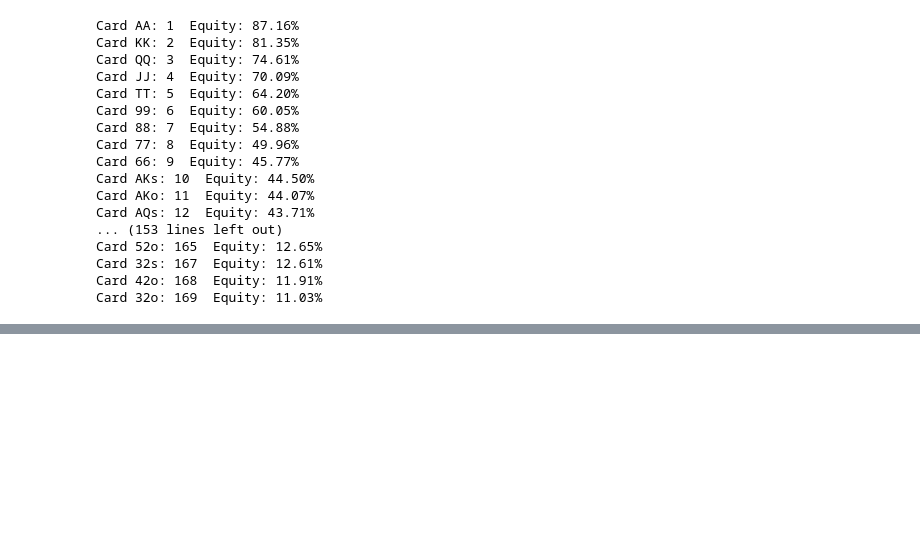
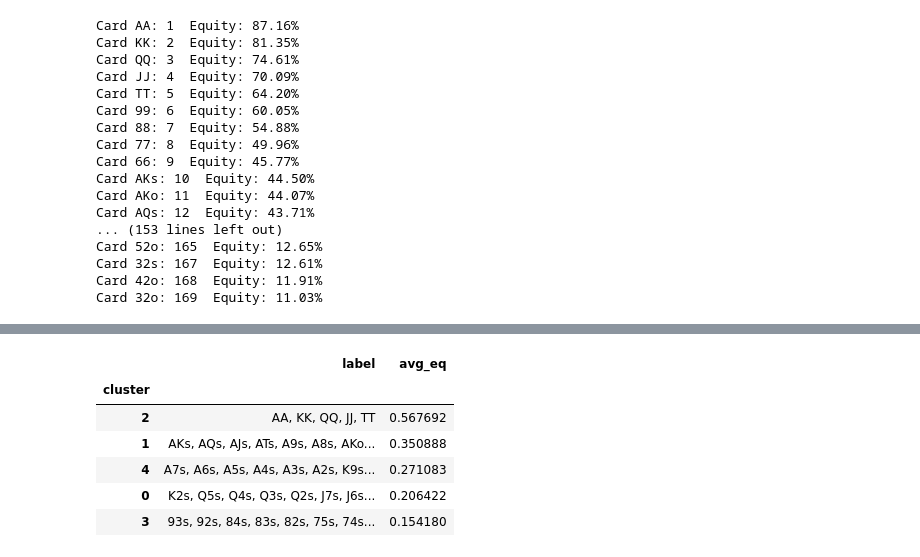
Before and after one commit to eric7237cire/poker_eval, a Jupyter notebook: python/HoleCards.ipynb, the cells around one changed output, grey strips where cells are left out. Cells and saved outputs as stored; diff of their text form; code cells hidden in the pictures; blank space fills up the shorter version.

```diff
--- a/python/HoleCards.ipynb
+++ b/python/HoleCards.ipynb
@@ -27,8 +27,7 @@ labels = []
 for round_index, round in enumerate(["Flop", "Turn", "River"]):
     round_ranks = [[] for _ in range(0, 169)]
     for num_players in range(2, 10):
-        csv_path = Path(f'./from_rust/hole_card_data_{round}_{num_players}.csv')
-        # csv_path = Path('/home/eric/git/poker_eval/data/hole_card_data_River_4.csv')
+        csv_path = Path(f'/home/jovyan/work/from_rust/hole_card_data_{round}_{num_players}.csv')
         df = pd.read_csv(csv_path, header=None)
 
         df['Rank'] = df[2].rank(ascending=False).astype(int)
@@ -75,7 +74,7 @@ labels = []
 
 round_ranks = [[] for _ in range(0, 169)]
 
-csv_path = Path(f'./from_rust/hole_card_data_Flop_4.csv')
+csv_path = Path(f'/home/jovyan/work/from_rust/hole_card_data_Flop_4.csv')
 
 df = pd.read_csv(csv_path, header=None)
 
@@ -195,0 +118,65 @@ Line 5: Ac9c
+# %%
+import numpy as np
+# python3 -m pip install scipy
+# python3 -m pip install matplotlib --force-reinstall
+from scipy.cluster.hierarchy import dendrogram, linkage
+import matplotlib.pyplot as plt
+from sklearn.decomposition import PCA
+
+# Assuming 'equity_data' is a 2D array where each row represents the equity distribution
+# of a pair of hole cards across the flops
+
+import numpy as np
+import pandas as pd
+from sklearn.cluster import KMeans
+from sklearn.preprocessing import LabelEncoder, StandardScaler
+import matplotlib.pyplot as plt
+from scipy.spatial.distance import cdist
+from pathlib import Path
+
+all_data = [[] for _ in range(0, 169)]
+
+labels = None
+
+for round_index, round in enumerate(["Flop", "Turn", "River"]):
+    round_ranks = [[] for _ in range(0, 169)]
+    for num_players in range(2, 10):
+        csv_path = Path(f'/home/jovyan/work/from_rust/hole_card_data_{round}_{num_players}.csv')
+        df = pd.read_csv(csv_path, header=None)
+        assert(len(df) == 169)
+
+        if labels is None:
+            labels = list(df[1])
+
+        for i in range(0, 169):
+            all_data[i].append(df[2][i])
+
+assert(len(all_data[0]) == 3 * 8)   # rounds * num_players (2,3,4,5, 6,7,8,9)
+
+euclidean_distance_matrix = cdist(all_data, all_data, metric='euclidean')
+
+average_equity = [
+    sum(all_data[i]) / len(all_data[i]) for i in range(0, 169) ]
+
+num_clusters = 5
+
+kmeans = KMeans(n_clusters=num_clusters, random_state=42, n_init='auto')
+# clusters = kmeans.fit_predict(chi_square_matrix)
+clusters = kmeans.fit_predict(euclidean_distance_matrix)
+
+df = pd.DataFrame({'label': labels, 'avg_eq': average_equity, 'cluster': clusters})
+
+# Group by 'cluster', aggregate labels and calculate mean 'avg_eq'
+grouped = df.groupby('cluster').agg({'label': lambda x: ', '.join(x), 'avg_eq': 'mean'})
+
+# Sort by mean 'avg_eq'
+sorted_grouped = grouped.sort_values(by='avg_eq', ascending=False)
+
+# Print the results
+for index, row in sorted_grouped.iterrows():
+    print(f"Cluster {index}: ({100*row['avg_eq']:.02f}%) {row['label']}")
+
+sorted_grouped
+
+# sorted_cluster_indices = df.mean(axis=1).sort_values().index
+# %% [output]
@@ -195,0 +188,7 @@ Line 5: Ac9c
+|  | label | avg_eq |
+| cluster |  |  |
+| 2 | AA, KK, QQ, JJ, TT | 0.567692 |
+| 1 | AKs, AQs, AJs, ATs, A9s, A8s, AKo... | 0.350888 |
+| 4 | A7s, A6s, A5s, A4s, A3s, A2s, K9s... | 0.271083 |
+| 0 | K2s, Q5s, Q4s, Q3s, Q2s, J7s, J6s... | 0.206422 |
+| 3 | 93s, 92s, 84s, 83s, 82s, 75s, 74s... | 0.154180 |
```
Also changed, not shown: parts of 2 cells of this notebook, 2 other files.
